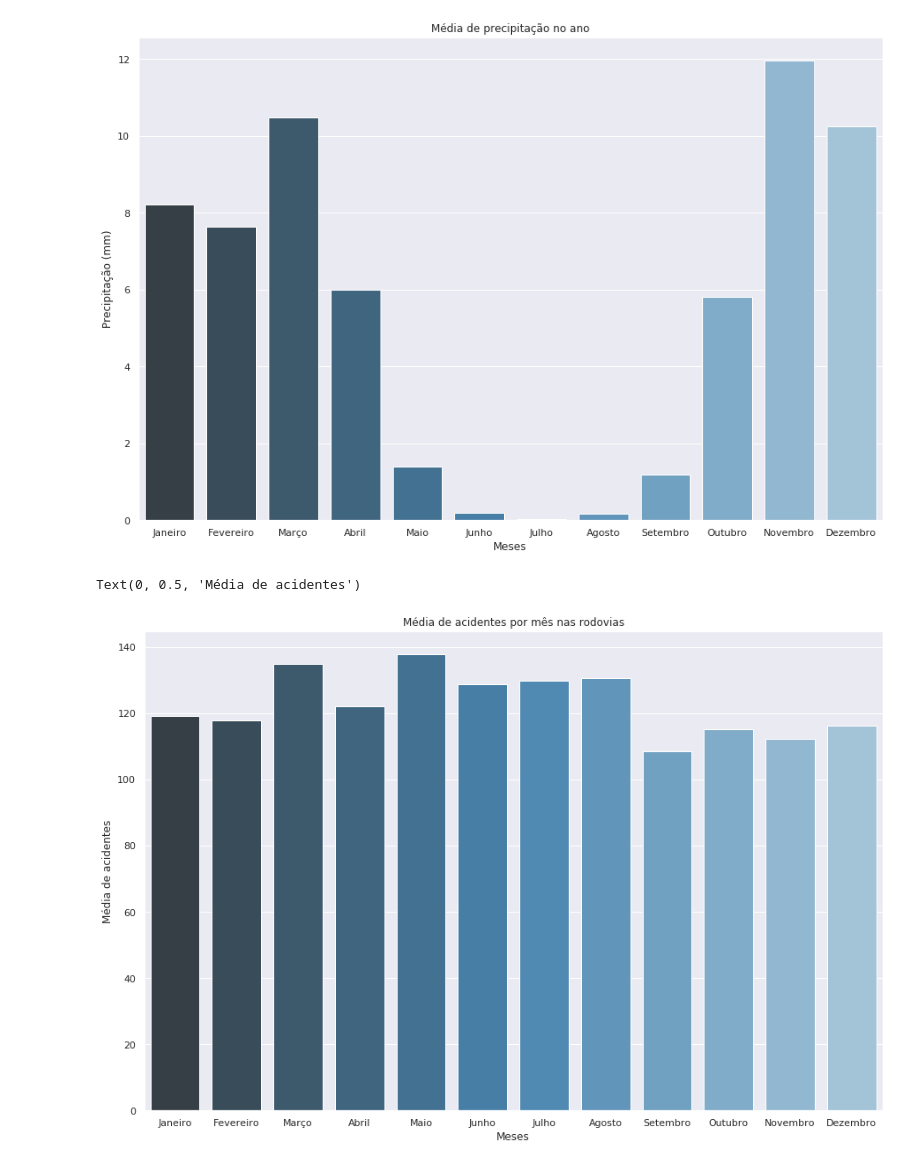
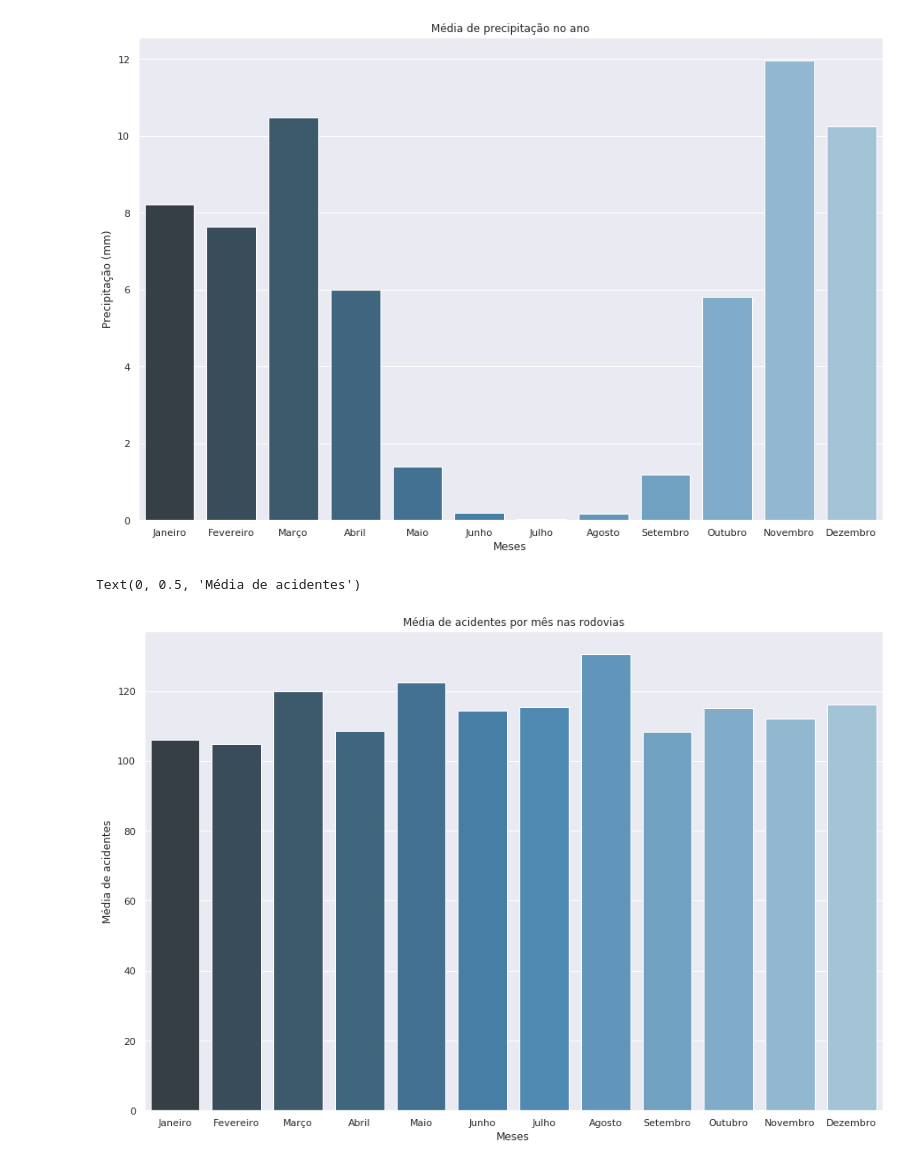
Before and after one commit to IagoCarvalho/tcc_scripts, a Jupyter notebook: QP02-Analysis.ipynb, the cells around one changed output. Drawn from its saved outputs; the diff is of its cells as text; code cells hidden in the pictures.

```diff
--- a/QP02-Analysis.ipynb
+++ b/QP02-Analysis.ipynb
@@ -57,19 +61,19 @@ Text(0, 0.5, 'Precipitação (mm)')
 # %%
 df_acidentes_rodovias_2010_2019['Mes'] = df_acidentes_rodovias_2010_2019['data_inversa'].dt.month
 media_acidentes_rodovias_meses = df_acidentes_rodovias_2010_2019.groupby('Mes').count().reset_index()
-media_acidentes_rodovias_meses[media_acidentes_rodovias_meses.mes <= 7] = media_acidentes_rodovias_meses / 9
-media_acidentes_rodovias_meses[media_acidentes_rodovias_meses.mes > 7] = media_acidentes_rodovias_meses / 8
+media_acidentes_rodovias_meses[media_acidentes_rodovias_meses.Mes <= 7] = media_acidentes_rodovias_meses / 9
+media_acidentes_rodovias_meses[media_acidentes_rodovias_meses.Mes > 7] = media_acidentes_rodovias_meses / 8
 media_acidentes_rodovias_meses['Mes'] = media_acidentes_rodovias_meses.index + 1
 media_acidentes_rodovias_meses = media_acidentes_rodovias_meses[['Mes', 'causa_acidente']]
 
 media_acidentes_rodovias_meses['Mes'] = media_acidentes_rodovias_meses['Mes'].replace(dict_meses)
 sns.barplot(x = media_acidentes_rodovias_meses['Mes'], y = media_acidentes_rodovias_meses['causa_acidente'], data = media_acidentes_rodovias_meses, palette = "Blues_d")
 plt.title("Média de acidentes por mês nas rodovias")
 plt.xlabel("Meses")
 plt.ylabel("Média de acidentes")
 # %% [output]
 Text(0, 0.5, 'Média de acidentes')
-[figure, old version]
+[figure, new version]
 # %%
 df_acidentes_fatais_2008_2017['Data'] = pd.to_datetime(df_acidentes_fatais_2008_2017['Data'], dayfirst=True)
 df_acidentes_fatais_2008_2017['Mes'] = df_acidentes_fatais_2008_2017['Data'].dt.month
```
Also changed, not shown: parts of 7 cells of this notebook, 1 other file.
